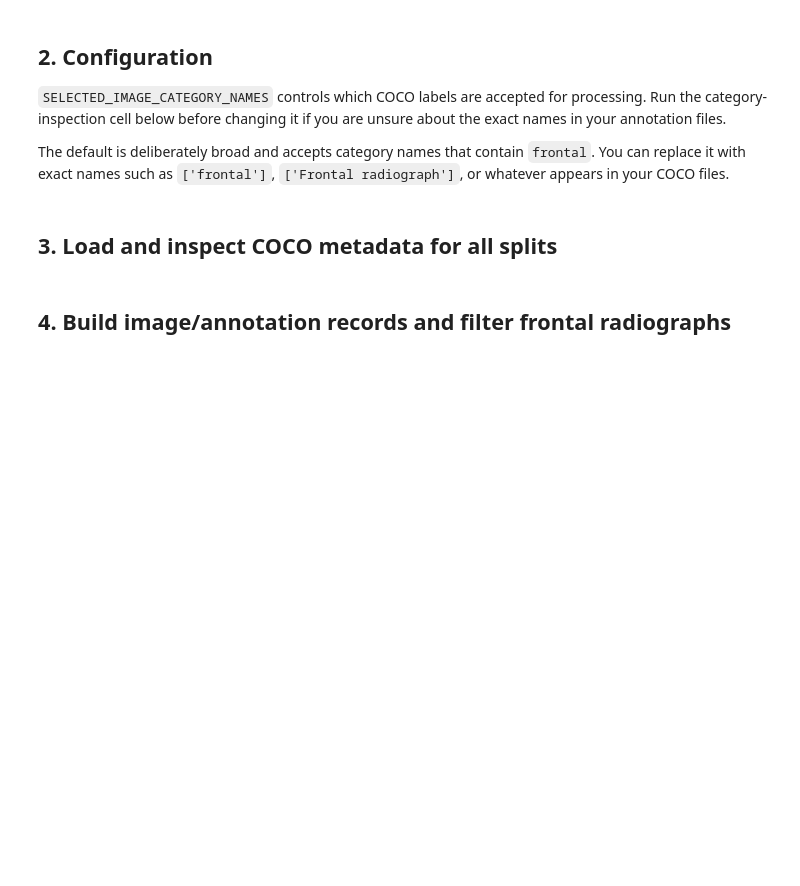
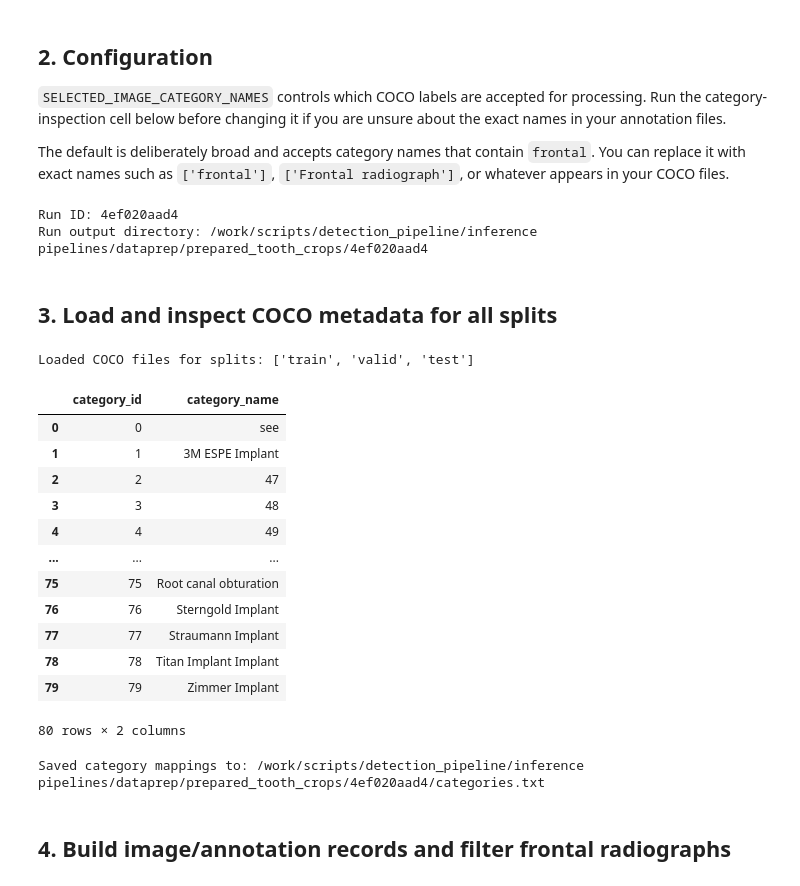
Before and after one commit to sutheo17/VITMMB10-halado-adatelemzesi-labor, a Jupyter notebook: project/scripts/detection_pipeline/inference pipelines/dataprep/yolo_two_stage_dataprep_pipeline.ipynb, the cells around one changed output. Cells and saved outputs as stored; diff of their text form; code cells hidden in the pictures; blank space fills up the shorter version.

```diff
--- a/project/scripts/detection_pipeline/inference pipelines/dataprep/yolo_two_stage_dataprep_pipeline.ipynb
+++ b/project/scripts/detection_pipeline/inference pipelines/dataprep/yolo_two_stage_dataprep_pipeline.ipynb
@@ -63,9 +67,13 @@ class PipelineConfig:
     # User-selectable image filtering labels.
     # If empty, all images are processed. Otherwise, an image is processed when it has
     # at least one COCO annotation whose category name/id matches these selections.
-    selected_image_category_names: tuple[str, ...] = ('frontal',)
-    selected_image_category_ids: tuple[int, ...] = ()
-    category_name_match_mode: str = 'contains'  # 'contains' or 'exact', case-insensitive
+    selected_image_category_names: tuple[str, ...] = ()
+
+    selected_image_category_ids: tuple[int, ...] = (#1, #34, 35, 36, 37, 38, 39, 40, 41, 42, 43, 44, 45, 46, 47, 48, 49, 50, 51,
+                                                    #52 , 53, 54, 55, 56, 57, 58, 59, 60, 61, 62, 63, 64, 65, 66, 67, 68, 69, 70,
+                                                    #71, 72, 73, 74, 75, 76, 77, 78, 79)
+    )
+    category_name_match_mode: str = 'startswith'  # 'contains' or 'exact', case-insensitive
 
     # YOLO/model configuration copied from the evaluation notebook.
     image_size: int = 640
@@ -109,28 +117,50 @@ RUN_OUTPUT_DIR.mkdir(parents=True, exist_ok=cfg.overwrite_existing_run)
 
 print('Run ID:', RUN_ID)
 print('Run output directory:', RUN_OUTPUT_DIR)
+# %% [output]
+Run ID: 4ef020aad4
+Run output directory: /work/scripts/detection_pipeline/inference pipelines/dataprep/prepared_tooth_crops/4ef020aad4
 # %% [markdown]
 ## 3. Load and inspect COCO metadata for all splits
 # %%
 def load_coco_for_split(split: str) -> dict[str, Any]:
     ann_path = cfg.classification_dataset_root / split / cfg.coco_filename
     if not ann_path.exists():
         raise FileNotFoundError(f'Missing COCO annotation file: {ann_path}')
     with ann_path.open('r', encoding='utf-8') as f:
         return json.load(f)
 
 coco_by_split = {split: load_coco_for_split(split) for split in cfg.splits}
 
 all_categories = {}
 for split, coco in coco_by_split.items():
     for cat in coco.get('categories', []):
         all_categories[int(cat['id'])] = cat.get('name', str(cat['id']))
 
 categories_df = pd.DataFrame(
     [{'category_id': cid, 'category_name': name} for cid, name in sorted(all_categories.items())]
 )
 print(f'Loaded COCO files for splits: {list(coco_by_split)}')
 display(categories_df)
+categories_txt_path = RUN_OUTPUT_DIR / 'categories.txt'
+categories_df.to_csv(categories_txt_path, index=False, sep='\t')
+print(f'Saved category mappings to: {categories_txt_path}')
+# %% [output]
+Loaded COCO files for splits: ['train', 'valid', 'test']
+|  | category_id | category_name |
+| 0 | 0 | see |
+| 1 | 1 | 3M ESPE Implant |
+| 2 | 2 | 47 |
+| 3 | 3 | 48 |
+| 4 | 4 | 49 |
+| ... | ... | ... |
+| 75 | 75 | Root canal obturation |
+| 76 | 76 | Sterngold Implant |
+| 77 | 77 | Straumann Implant |
+| 78 | 78 | Titan Implant Implant |
+| 79 | 79 | Zimmer Implant |
+80 rows × 2 columns
+Saved category mappings to: /work/scripts/detection_pipeline/inference pipelines/dataprep/prepared_tooth_crops/4ef020aad4/categories.txt
 # %% [markdown]
 ## 4. Build image/annotation records and filter frontal radiographs
 # %%
```
Also changed, not shown: parts of 8 cells of this notebook, 29 other files.
